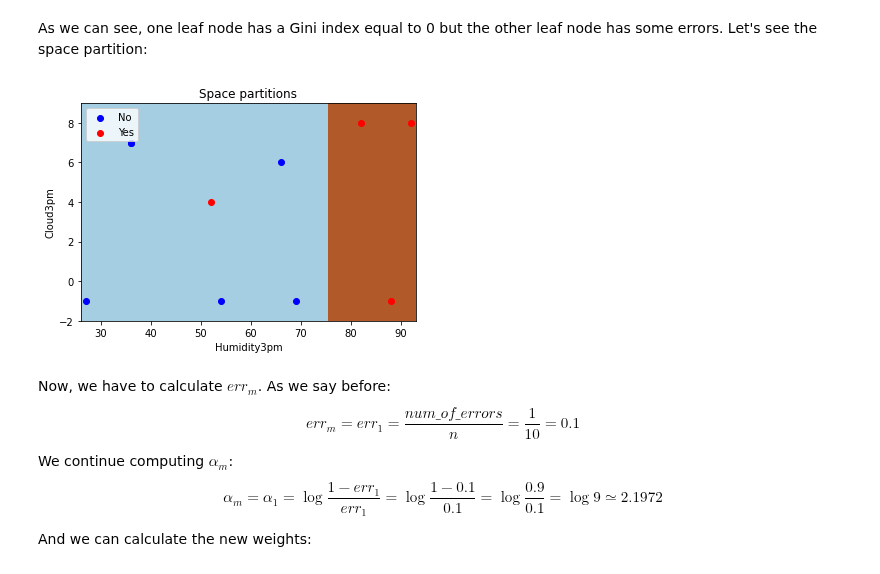
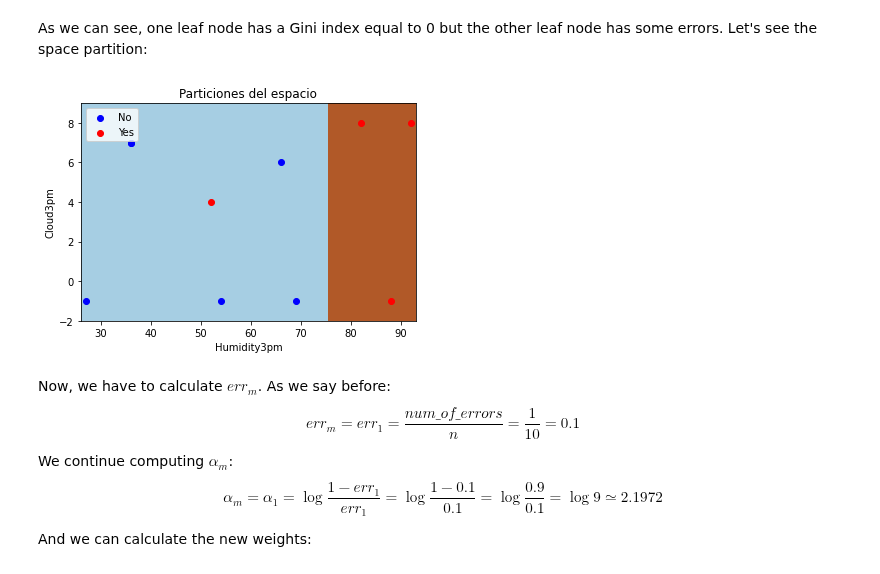
Before and after one commit to GinesMeca/TFG, a Jupyter notebook: notebooks/5. Boosting algorithms (Theory).ipynb, the cells around one changed output. Cells and saved outputs as stored; diff of their text form; code cells hidden in the pictures.

```diff
--- a/notebooks/5. Boosting algorithms (Theory).ipynb
+++ b/notebooks/5. Boosting algorithms (Theory).ipynb
@@ -176,35 +176,35 @@ n_classes = 2
 plot_colors = 'bry'
 plot_step = 0.02
 
 x_min, x_max = x_ex1['Humidity3pm'].min() - 1, x_ex1['Humidity3pm'].max() + 1
 y_min, y_max = x_ex1['Cloud3pm'].min() - 1, x_ex1['Cloud3pm'].max() + 1
 xx, yy = np.meshgrid(np.arange(x_min, x_max, plot_step), np.arange(y_min, y_max, plot_step))
 
 z = model_tree.predict(np.c_[xx.ravel(), yy.ravel()])
 z = z.reshape(xx.shape)
 cs = plt.contourf(xx, yy, z, cmap = plt.cm.Paired)
 
 plt.xlabel('Humidity3pm')
 plt.ylabel('Cloud3pm')
 plt.axis('tight')
 
 for i, color in zip(range(n_classes), plot_colors):
     idx = np.where(y_ex1 == i)[0]
     x_graph = []
     y_graph = []
     for j in idx:
         x_graph += [x_ex1.Humidity3pm.iloc[j]]
         y_graph += [x_ex1.Cloud3pm.iloc[j]]
 
     plt.scatter(x_graph, y_graph, c = color, label = ['No', 'Yes'][i] , cmap = plt.cm.Paired)
 
 plt.axis('tight')
 
-plt.title('Space partitions')
+plt.title('Particiones del espacio')
 plt.legend(loc = 'best')
 plt.show()
 # %% [output]
-[figure, old version]
+[figure, new version]
 # %% [markdown]
 Now, we have to calculate $err_m$. As we say before:
 \begin{equation*}
```
Also changed, not shown: parts of 2 cells of this notebook, 4 other files.
